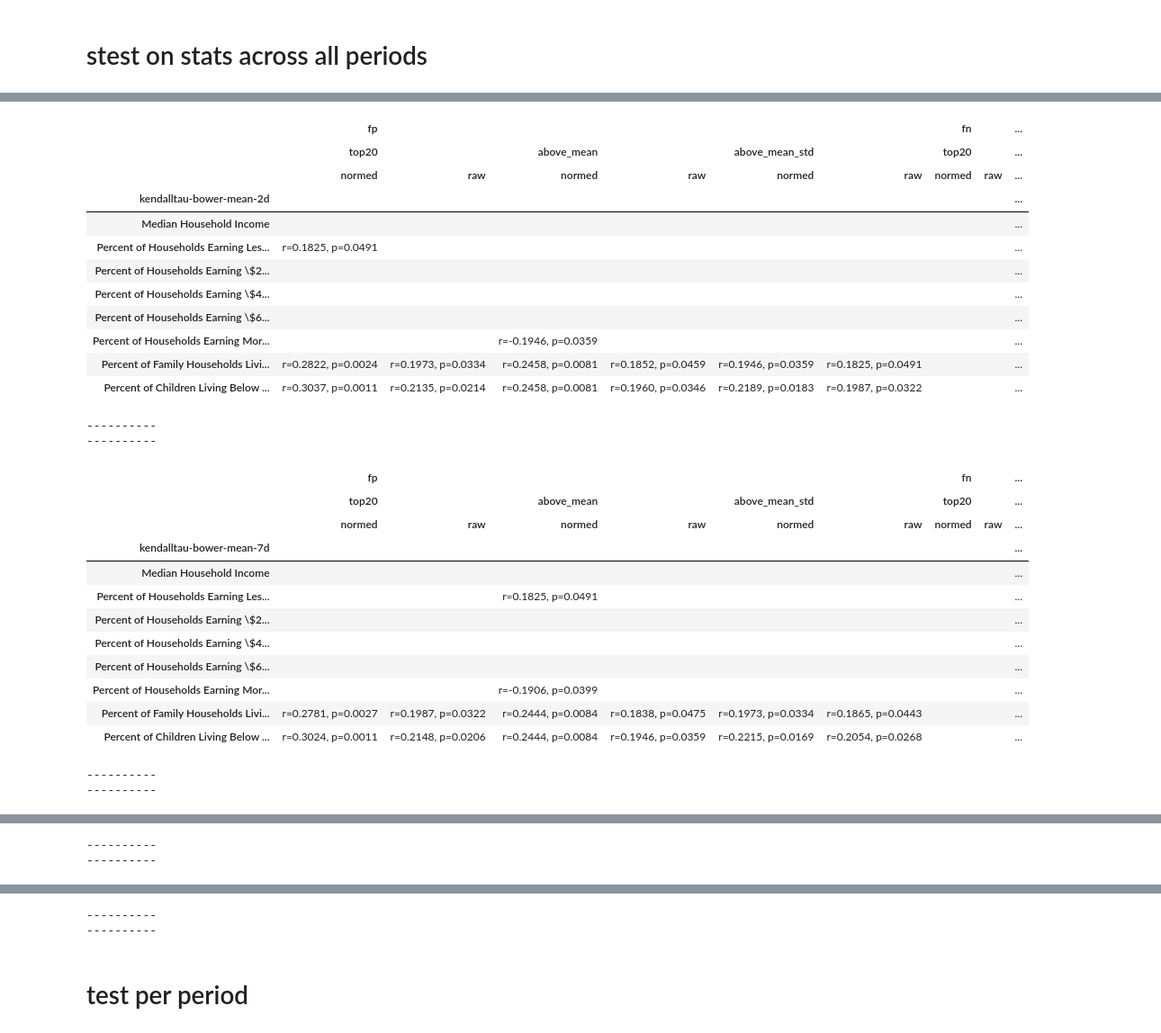
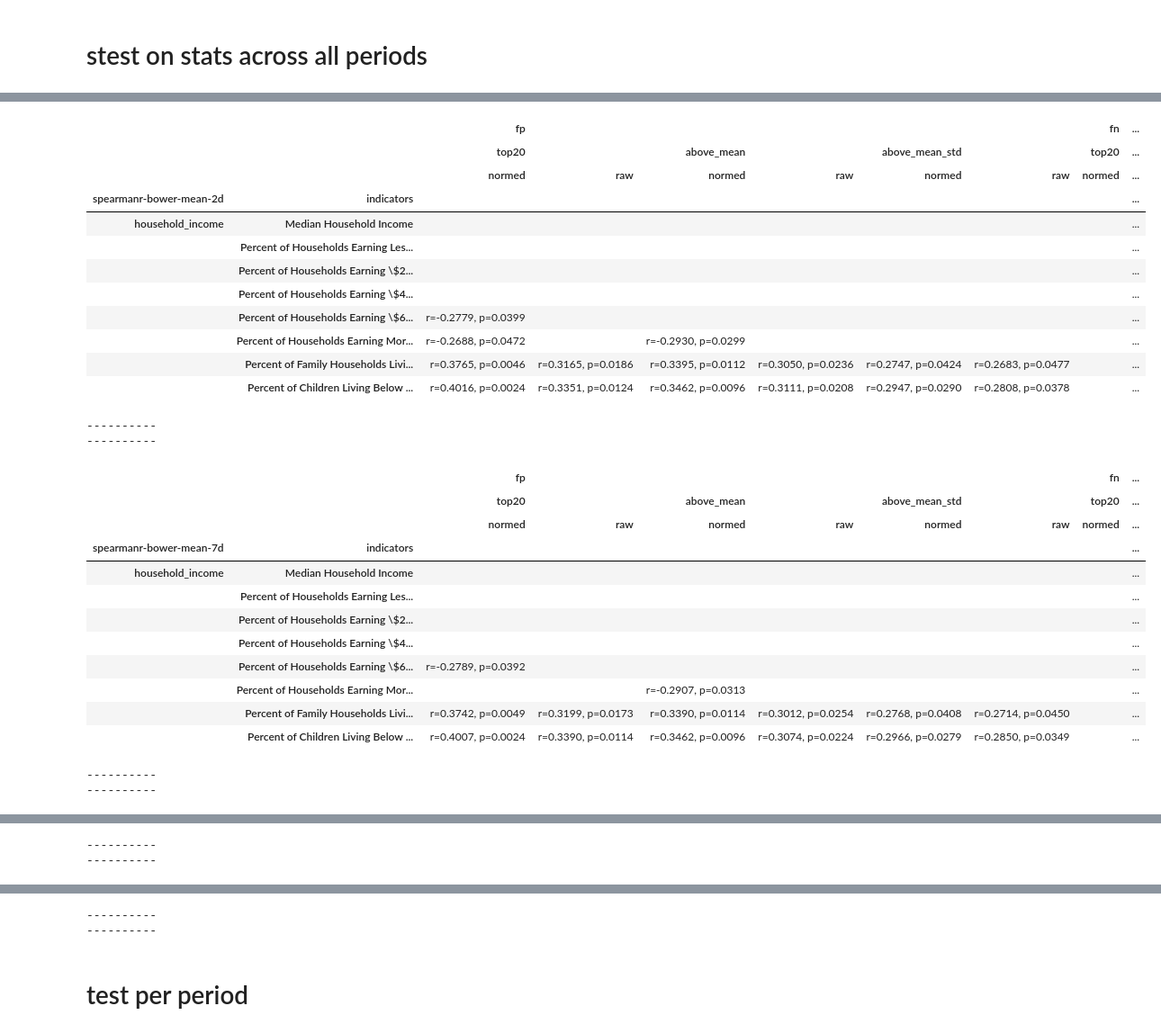
Before and after one commit to JHWu92/public-safety-baltimore, a Jupyter notebook: bias-in-bower-replicate-fpn.ipynb, the cells around one changed output, grey strips where cells are left out. Shown: that part at 90% size. Cells and saved outputs as stored; diff of their text form; code cells hidden in the pictures.

Commit message:
add more columns to analysis

```diff
--- a/bias-in-bower-replicate-fpn.ipynb
+++ b/bias-in-bower-replicate-fpn.ipynb
@@ -52,6 +77,17 @@ for xday, fpn, hname, normed in iter_keys():
     pred_res[xday][fpn][hname][normed]=df
 # %% [markdown]
 # stest on stats across all periods
+# %%
+def form_cols(kinds=None):
+    cols = []
+    if kinds is None:
+        kinds = list(COLS.keys())
+    if isinstance(kinds, str):
+        kinds = [kinds, ]
+    for k in kinds:
+        v = COLS[k]
+        cols.extend([f"{k}**{c}" for c in v])
+    return cols
 # %%
 def statistical_test_stat_periods(pred_df, test, idctr_cols):
     stest = []
@@ -64,7 +100,8 @@ def statistical_test_stat_periods(pred_df, test, idctr_cols):
         k_stat = stat_kde200.loc[stat_name]
         for icol in idctr_cols:
             res = {'stat_name': stat_name, 'indicator': icol}
-            idctr = IDCTR[icol].values
+            # remove the kind of indicators in the cols name
+            idctr = IDCTR[icol.split('**')[1]].values
             # bower
             r_bower, p_bower = test(b_stat, idctr)
             res['r_bower'] = r_bower
@@ -79,12 +116,14 @@ def statistical_test_stat_periods(pred_df, test, idctr_cols):
     return pd.DataFrame(stest)
 # %%
 %%time
+idctr_cols= form_cols()
+print(len(idctr_cols))
 # compute stest result for each combination of xday, fpn, hname, normed
 all_stest_stat = {}
 for test, tname in TEST_CHOICES:
     stat_idctr_stest_rp = defaultdict(lambda: defaultdict(lambda : defaultdict(dict)))
     for xday, fpn, hname, normed in iter_keys():
         df = pred_res[xday][fpn][hname][normed]
-        stat_idctr_stest_rp[xday][fpn][hname][normed]= statistical_test_stat_periods(df, test, income_cols)
+        stat_idctr_stest_rp[xday][fpn][hname][normed]= statistical_test_stat_periods(df, test, idctr_cols)
     all_stest_stat[tname]=stat_idctr_stest_rp
 # %% [output]
@@ -93,6 +133,6 @@ Wall time: 27.3 s
 # %%
 %%time
-idctr_cols = INCOME_COLS
+idctr_cols= form_cols('household_income')
 
 all_stest_stat_report_table = {}
 for _, tname in TEST_CHOICES:
@@ -108,9 +148,10 @@ for _, tname in TEST_CHOICES:
                 m_stat_sig.append(m_stat_rp)
 
     report_table =pd.DataFrame(m_stat_sig).T.reindex(idctr_cols).fillna('')
+    # handle the display issues with pandas when $ is present
     report_table.index = [col.replace('$','\$') for col in report_table.index]
-    tuples = [col.split('-') for col in report_table.columns]
-    index = pd.MultiIndex.from_tuples(tuples)
-    report_table.columns = index
+    # multi level index and columns
+    report_table.index = pd.MultiIndex.from_tuples([col.split('**') for col in report_table.index])
+    report_table.columns = pd.MultiIndex.from_tuples([col.split('-') for col in report_table.columns])
     all_stest_stat_report_table[tname] = report_table
 # %% [output]
@@ -119,42 +160,42 @@ Wall time: 620 ms
 # %%
-tname = 'kendalltau'  # pearsonr spearmanr kendalltau
+tname = 'spearmanr'  # pearsonr spearmanr kendalltau
 report_table = all_stest_stat_report_table[tname]
 for mname in ('bower','kde200'):
     for stat_name in ['mean',]:
         for xday in (2,7):
             xday_name=f'{xday}d'
             print()
             tmp_df = report_table.loc[:, (mname, stat_name, xday_name)].copy()
-            tmp_df.index.name = '%s-%s-%s-%s' % (tname, mname, stat_name, xday_name)
+            tmp_df.index.names = ['%s-%s-%s-%s' % (tname, mname, stat_name, xday_name), 'indicators']
             display(tmp_df)
             print('-'*10)
             print('-'*10)
 # %% [output]
-|  | fp |  |  |  |  |  | fn |  | ... |
-|  | top20 |  | above_mean |  | above_mean_std |  | top20 |  | ... |
-|  | normed | raw | normed | raw | normed | raw | normed | raw | ... |
-| kendalltau-bower-mean-2d |  |  |  |  |  |  |  |  | ... |
-| Median Household Income |  |  |  |  |  |  |  |  | ... |
-| Percent of Households Earning Les... | r=0.1825, p=0.0491 |  |  |  |  |  |  |  | ... |
-| Percent of Households Earning \$2... |  |  |  |  |  |  |  |  | ... |
-| Percent of Households Earning \$4... |  |  |  |  |  |  |  |  | ... |
-| Percent of Households Earning \$6... |  |  |  |  |  |  |  |  | ... |
-| Percent of Households Earning Mor... |  |  | r=-0.1946, p=0.0359 |  |  |  |  |  | ... |
-| Percent of Family Households Livi... | r=0.2822, p=0.0024 | r=0.1973, p=0.0334 | r=0.2458, p=0.0081 | r=0.1852, p=0.0459 | r=0.1946, p=0.0359 | r=0.1825, p=0.0491 |  |  | ... |
-| Percent of Children Living Below ... | r=0.3037, p=0.0011 | r=0.2135, p=0.0214 | r=0.2458, p=0.0081 | r=0.1960, p=0.0346 | r=0.2189, p=0.0183 | r=0.1987, p=0.0322 |  |  | ... |
+|  |  | fp |  |  |  |  |  | fn | ... |
+|  |  | top20 |  | above_mean |  | above_mean_std |  | top20 | ... |
+|  |  | normed | raw | normed | raw | normed | raw | normed | ... |
+| spearmanr-bower-mean-2d | indicators |  |  |  |  |  |  |  | ... |
+| household_income | Median Household Income |  |  |  |  |  |  |  | ... |
+|  | Percent of Households Earning Les... |  |  |  |  |  |  |  | ... |
+|  | Percent of Households Earning \$2... |  |  |  |  |  |  |  | ... |
+|  | Percent of Households Earning \$4... |  |  |  |  |  |  |  | ... |
+|  | Percent of Households Earning \$6... | r=-0.2779, p=0.0399 |  |  |  |  |  |  | ... |
+|  | Percent of Households Earning Mor... | r=-0.2688, p=0.0472 |  | r=-0.2930, p=0.0299 |  |  |  |  | ... |
+|  | Percent of Family Households Livi... | r=0.3765, p=0.0046 | r=0.3165, p=0.0186 | r=0.3395, p=0.0112 | r=0.3050, p=0.0236 | r=0.2747, p=0.0424 | r=0.2683, p=0.0477 |  | ... |
+|  | Percent of Children Living Below ... | r=0.4016, p=0.0024 | r=0.3351, p=0.0124 | r=0.3462, p=0.0096 | r=0.3111, p=0.0208 | r=0.2947, p=0.0290 | r=0.2808, p=0.0378 |  | ... |
 ----------
 ----------
-|  | fp |  |  |  |  |  | fn |  | ... |
-|  | top20 |  | above_mean |  | above_mean_std |  | top20 |  | ... |
-|  | normed | raw | normed | raw | normed | raw | normed | raw | ... |
-| kendalltau-bower-mean-7d |  |  |  |  |  |  |  |  | ... |
-| Median Household Income |  |  |  |  |  |  |  |  | ... |
-| Percent of Households Earning Les... |  |  | r=0.1825, p=0.0491 |  |  |  |  |  | ... |
-| Percent of Households Earning \$2... |  |  |  |  |  |  |  |  | ... |
-| Percent of Households Earning \$4... |  |  |  |  |  |  |  |  | ... |
-| Percent of Households Earning \$6... |  |  |  |  |  |  |  |  | ... |
-| Percent of Households Earning Mor... |  |  | r=-0.1906, p=0.0399 |  |  |  |  |  | ... |
-| Percent of Family Households Livi... | r=0.2781, p=0.0027 | r=0.1987, p=0.0322 | r=0.2444, p=0.0084 | r=0.1838, p=0.0475 | r=0.1973, p=0.0334 | r=0.1865, p=0.0443 |  |  | ... |
-| Percent of Children Living Below ... | r=0.3024, p=0.0011 | r=0.2148, p=0.0206 | r=0.2444, p=0.0084 | r=0.1946, p=0.0359 | r=0.2215, p=0.0169 | r=0.2054, p=0.0268 |  |  | ... |
+|  |  | fp |  |  |  |  |  | fn | ... |
+|  |  | top20 |  | above_mean |  | above_mean_std |  | top20 | ... |
+|  |  | normed | raw | normed | raw | normed | raw | normed | ... |
+| spearmanr-bower-mean-7d | indicators |  |  |  |  |  |  |  | ... |
+| household_income | Median Household Income |  |  |  |  |  |  |  | ... |
+|  | Percent of Households Earning Les... |  |  |  |  |  |  |  | ... |
+|  | Percent of Households Earning \$2... |  |  |  |  |  |  |  | ... |
+|  | Percent of Households Earning \$4... |  |  |  |  |  |  |  | ... |
+|  | Percent of Households Earning \$6... | r=-0.2789, p=0.0392 |  |  |  |  |  |  | ... |
+|  | Percent of Households Earning Mor... |  |  | r=-0.2907, p=0.0313 |  |  |  |  | ... |
+|  | Percent of Family Households Livi... | r=0.3742, p=0.0049 | r=0.3199, p=0.0173 | r=0.3390, p=0.0114 | r=0.3012, p=0.0254 | r=0.2768, p=0.0408 | r=0.2714, p=0.0450 |  | ... |
+|  | Percent of Children Living Below ... | r=0.4007, p=0.0024 | r=0.3390, p=0.0114 | r=0.3462, p=0.0096 | r=0.3074, p=0.0224 | r=0.2966, p=0.0279 | r=0.2850, p=0.0349 |  | ... |
 ----------
 ----------
```
Also changed, not shown: parts of 9 cells of this notebook.
